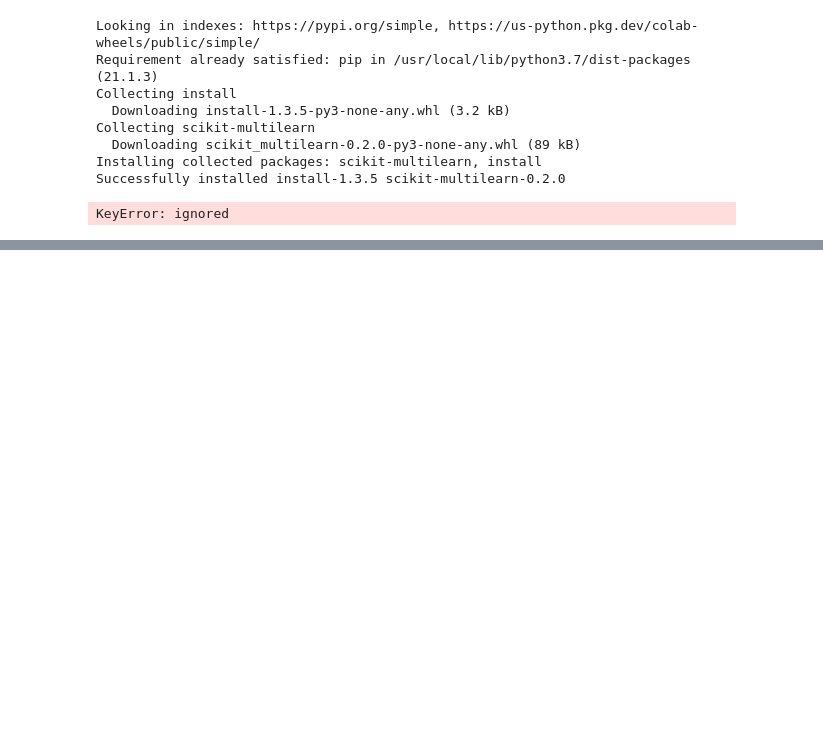
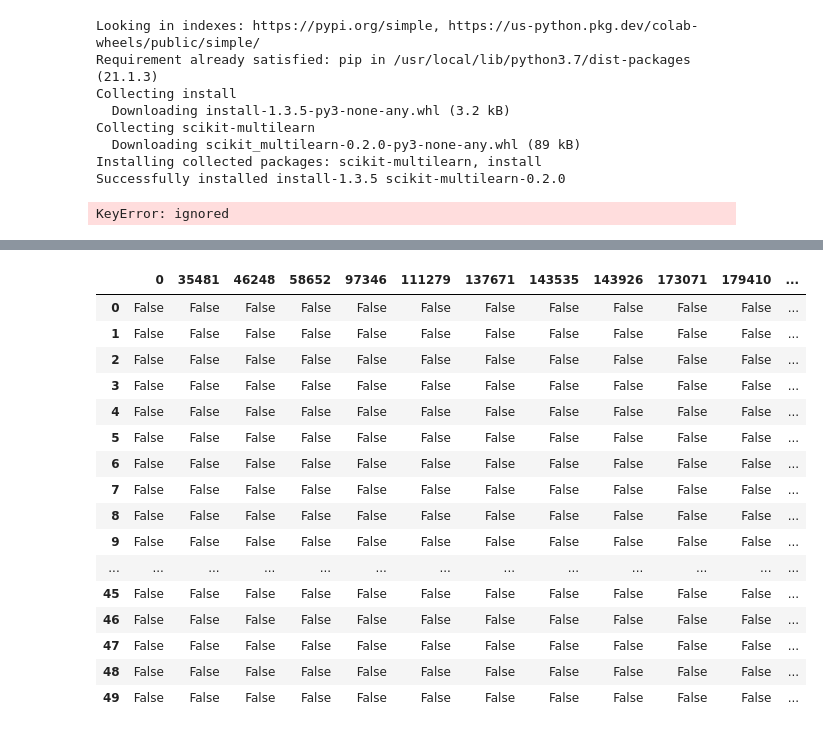
Before and after one commit to varvaraptl/itinerary_forecast, a Jupyter notebook: moscow_metro_predict.ipynb, the cells around one changed output, grey strips where cells are left out. Cells and saved outputs as stored; diff of their text form; code cells hidden in the pictures; blank space fills up the shorter version.

```diff
--- a/moscow_metro_predict.ipynb
+++ b/moscow_metro_predict.ipynb
@@ -509,3 +888,23 @@ valid recall: 0.03204614872677613
+# %%
+y_test["label"].head(50) == pd.DataFrame(cb.predict(X_test)).head(50)
+# %% [output]
+|  | 0 | 35481 | 46248 | 58652 | 97346 | 111279 | 137671 | 143535 | 143926 | 173071 | 179410 | ... |
+| 0 | False | False | False | False | False | False | False | False | False | False | False | ... |
+| 1 | False | False | False | False | False | False | False | False | False | False | False | ... |
+| 2 | False | False | False | False | False | False | False | False | False | False | False | ... |
+| 3 | False | False | False | False | False | False | False | False | False | False | False | ... |
+| 4 | False | False | False | False | False | False | False | False | False | False | False | ... |
+| 5 | False | False | False | False | False | False | False | False | False | False | False | ... |
+| 6 | False | False | False | False | False | False | False | False | False | False | False | ... |
+| 7 | False | False | False | False | False | False | False | False | False | False | False | ... |
+| 8 | False | False | False | False | False | False | False | False | False | False | False | ... |
+| 9 | False | False | False | False | False | False | False | False | False | False | False | ... |
+| ... | ... | ... | ... | ... | ... | ... | ... | ... | ... | ... | ... | ... |
+| 45 | False | False | False | False | False | False | False | False | False | False | False | ... |
+| 46 | False | False | False | False | False | False | False | False | False | False | False | ... |
+| 47 | False | False | False | False | False | False | False | False | False | False | False | ... |
+| 48 | False | False | False | False | False | False | False | False | False | False | False | ... |
+| 49 | False | False | False | False | False | False | False | False | False | False | False | ... |
 # %%
 cb_scores = model_selection.cross_val_score(cb, X, y, cv=5, scoring = 'neg_mean_squared_error')
 np.mean(np.sqrt(-cb_scores))
```
Also changed, not shown: parts of 25 cells of this notebook.
